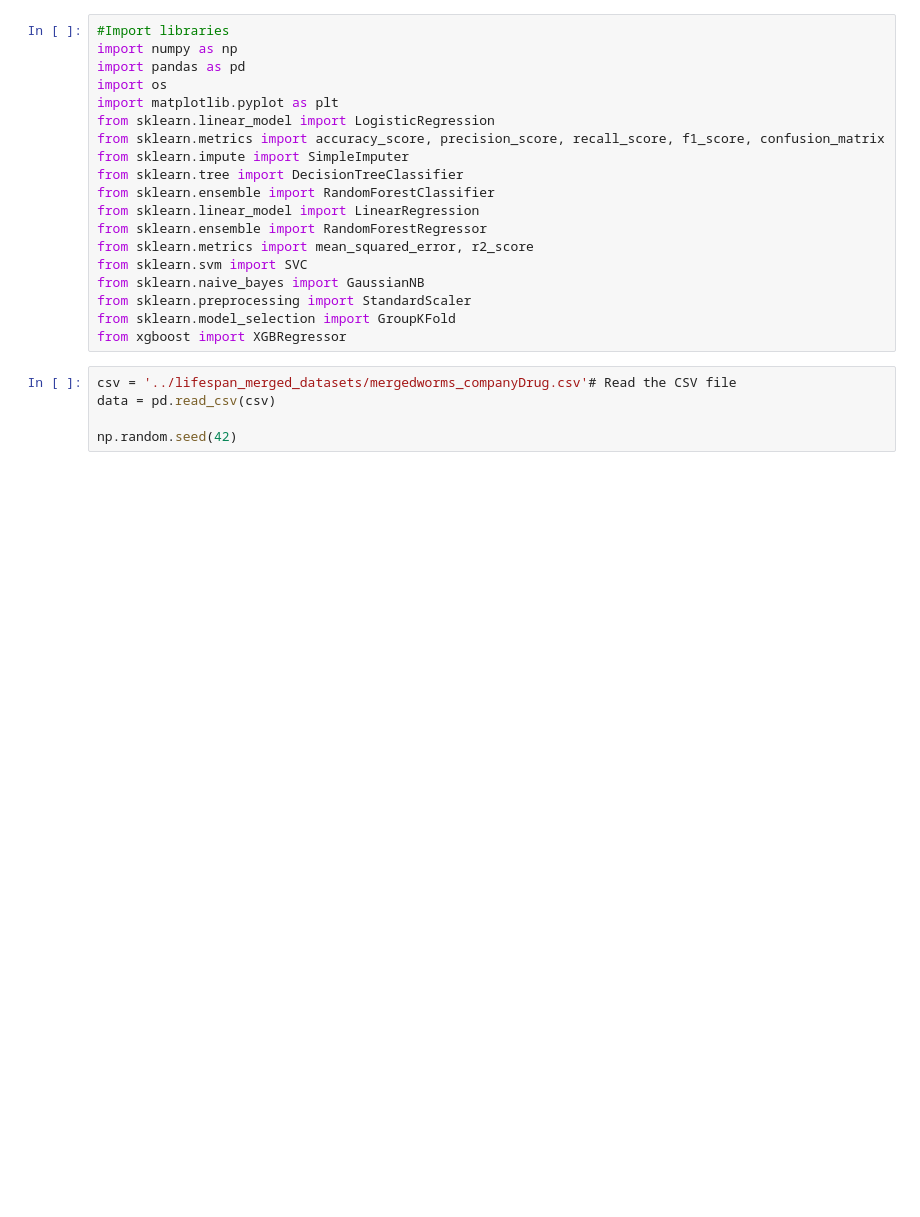
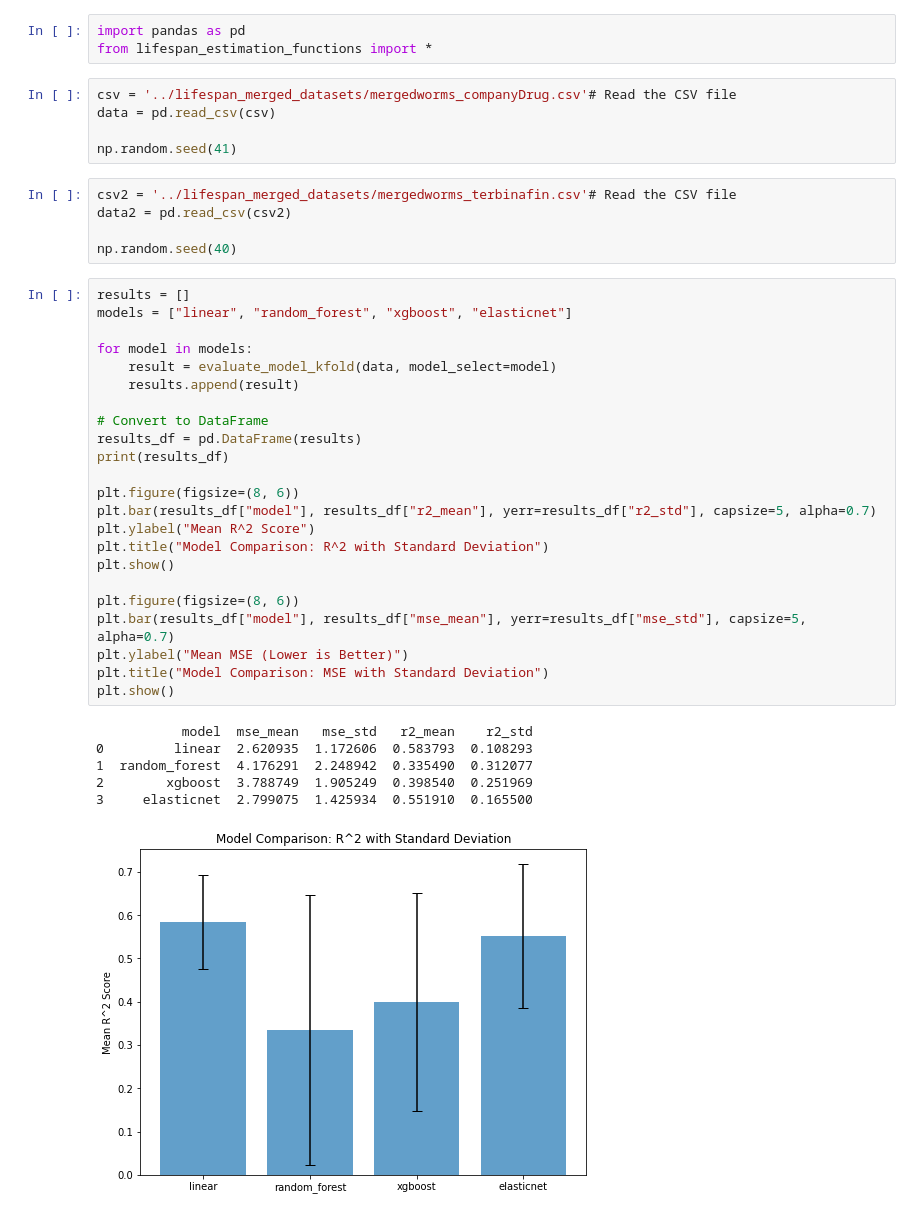
Before and after one commit to srsingh04/mlproject2, a Jupyter notebook: lifespan_exploration/lifespan_estimation.ipynb, the cells around one changed output. Drawn from its saved outputs; the diff is of its cells as text; blank space fills up the shorter version.

Commit message:
lifespan

```diff
--- a/lifespan_exploration/lifespan_estimation.ipynb
+++ b/lifespan_exploration/lifespan_estimation.ipynb
@@ -1,24 +1,43 @@
-# %%
-#Import libraries
-import numpy as np
-import pandas as pd
-import os
-import matplotlib.pyplot as plt
-from sklearn.linear_model import LogisticRegression
-from sklearn.metrics import accuracy_score, precision_score, recall_score, f1_score, confusion_matrix
-from sklearn.impute import SimpleImputer
-from sklearn.tree import DecisionTreeClassifier
-from sklearn.ensemble import RandomForestClassifier
-from sklearn.linear_model import LinearRegression
-from sklearn.ensemble import RandomForestRegressor
-from sklearn.metrics import mean_squared_error, r2_score
-from sklearn.svm import SVC
-from sklearn.naive_bayes import GaussianNB
-from sklearn.preprocessing import StandardScaler
-from sklearn.model_selection import GroupKFold
-from xgboost import XGBRegressor
+# %%
+import pandas as pd
+from lifespan_estimation_functions import *
 # %%
 csv = '../lifespan_merged_datasets/mergedworms_companyDrug.csv'# Read the CSV file
 data = pd.read_csv(csv)
 
-np.random.seed(42)
+np.random.seed(41)
+# %%
+csv2 = '../lifespan_merged_datasets/mergedworms_terbinafin.csv'# Read the CSV file
+data2 = pd.read_csv(csv2)
+
+np.random.seed(40)
+# %%
+results = []
+models = ["linear", "random_forest", "xgboost", "elasticnet"]
+
+for model in models:
+    result = evaluate_model_kfold(data, model_select=model)
+    results.append(result)
+
+# Convert to DataFrame
+results_df = pd.DataFrame(results)
+print(results_df)
+
+plt.figure(figsize=(8, 6))
+plt.bar(results_df["model"], results_df["r2_mean"], yerr=results_df["r2_std"], capsize=5, alpha=0.7)
+plt.ylabel("Mean R^2 Score")
+plt.title("Model Comparison: R^2 with Standard Deviation")
+plt.show()
+
+plt.figure(figsize=(8, 6))
+plt.bar(results_df["model"], results_df["mse_mean"], yerr=results_df["mse_std"], capsize=5, alpha=0.7)
+plt.ylabel("Mean MSE (Lower is Better)")
+plt.title("Model Comparison: MSE with Standard Deviation")
+plt.show()
+# %% [output]
+           model  mse_mean   mse_std   r2_mean    r2_std
+0         linear  2.620935  1.172606  0.583793  0.108293
+1  random_forest  4.176291  2.248942  0.335490  0.312077
+2        xgboost  3.788749  1.905249  0.398540  0.251969
+3     elasticnet  2.799075  1.425934  0.551910  0.165500
+[figure, added]
```
Also changed, not shown: parts of 15 cells of this notebook, 2 other files.
